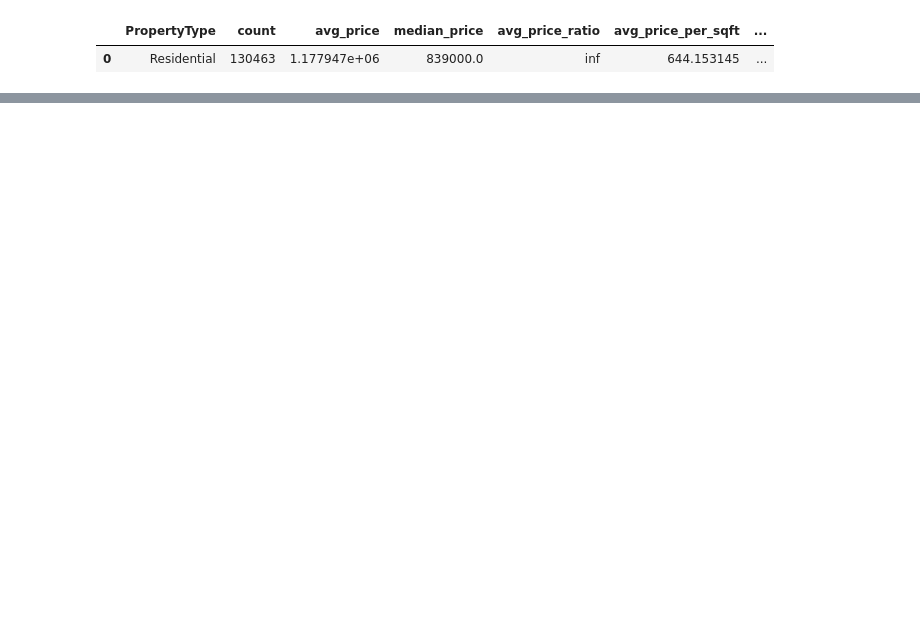
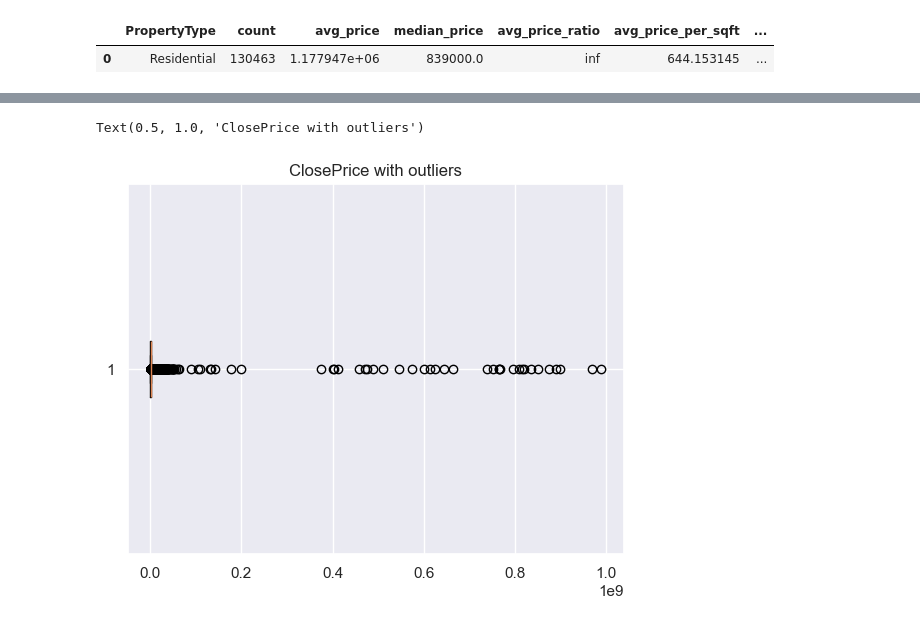
Before and after one commit to yuliLinn/IDX_YuLi, a Jupyter notebook: MLS_project_yuliLinn.ipynb, the cells around one changed output, grey strips where cells are left out. Drawn from its saved outputs; the diff is of its cells as text; code cells hidden in the pictures; blank space fills up the shorter version.

Commit message:
outlier

```diff
--- a/MLS_project_yuliLinn.ipynb
+++ b/MLS_project_yuliLinn.ipynb
@@ -994,0 +1003,3 @@ listing_propertytype_analysis.head(10)
+# %%
+df_sold = pd.read_csv("w6_sold_KeyMetrics.csv", low_memory=False)
+df_listing = pd.read_csv("w6_listing_KeyMetrics.csv", low_memory=False)
@@ -994,0 +1085,9 @@ listing_propertytype_analysis.head(10)
+# %%
+##Distribution of ClosePrice for sold data
+#Boxplot with outliers
+outlier = plt.boxplot(df_sold["ClosePrice"].dropna(), vert=False)
+outlier = plt.title("ClosePrice with outliers")
+outlier
+# %% [output]
+Text(0.5, 1.0, 'ClosePrice with outliers')
+[figure, added]
```
Also changed, not shown: parts of 16 cells of this notebook, 2 other files.
